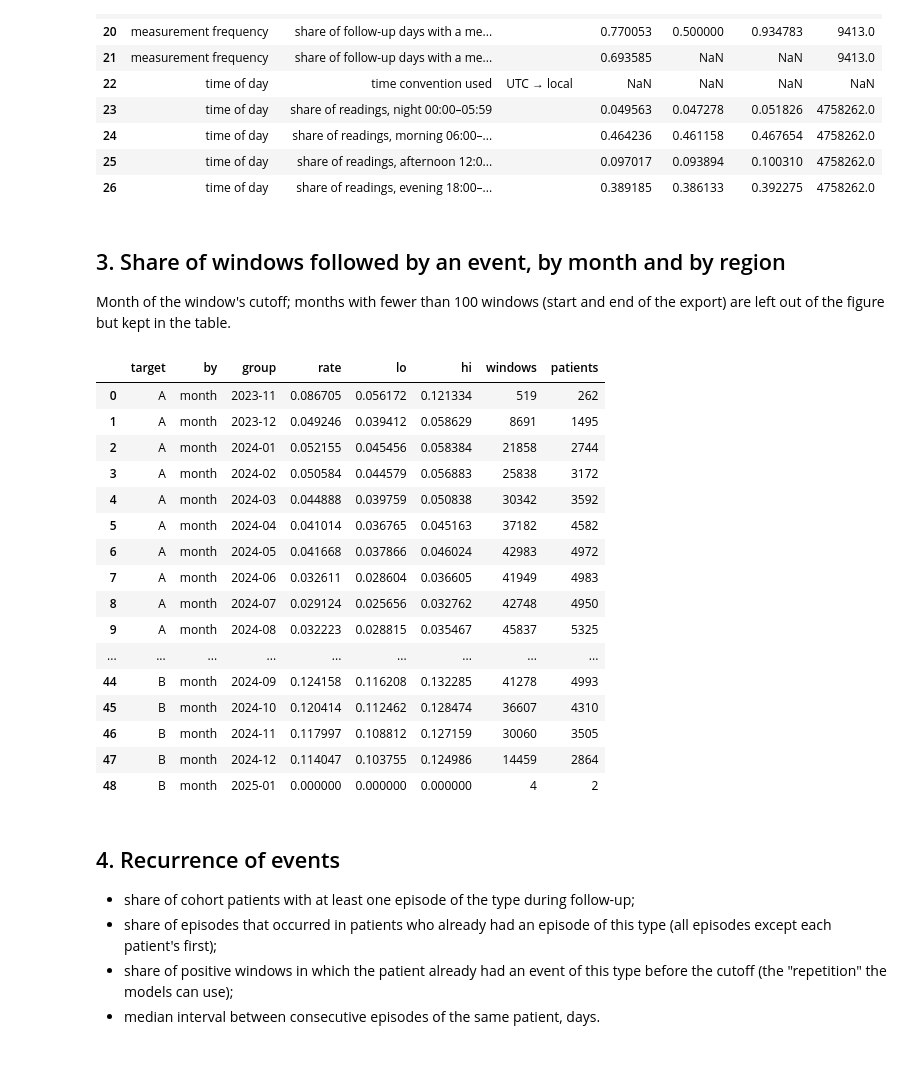
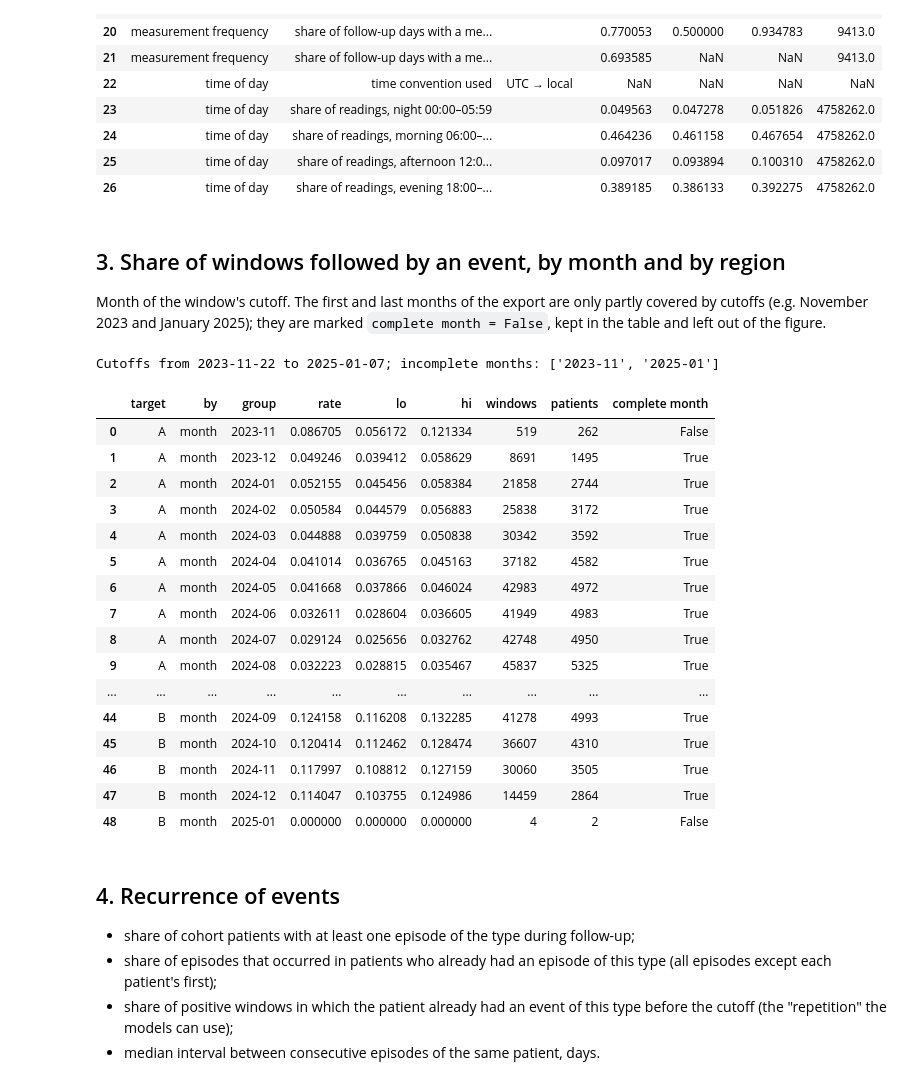
Before and after one commit to kseniakuzina/ClusterBP, a Jupyter notebook: clusterbp_v2_eda.ipynb, the cells around one changed output. Drawn from its saved outputs; the diff is of its cells as text; code cells hidden in the pictures.

```diff
--- a/clusterbp_v2_eda.ipynb
+++ b/clusterbp_v2_eda.ipynb
@@ -200,43 +200,59 @@ Share of readings at 00:00–04:59 under each reading of the measurement time: {
 # %% [markdown]
 ## 3. Share of windows followed by an event, by month and by region
 
-Month of the window's cutoff; months with fewer than 100 windows (start and end of the export) are left out of the
-figure but kept in the table.
+Month of the window's cutoff. The first and last months of the export are only partly covered by cutoffs
+(e.g. November 2023 and January 2025); they are marked `complete month = False`, kept in the table and left out
+of the figure.
 # %%
 regions = load_regions()
 win['month'] = pd.to_datetime(win['cut'] * 86400, unit='s').dt.to_period('M').astype(str)
 win['region'] = regions.reindex(win['pid'].values).fillna('not specified').values
+cut_days = pd.to_datetime(win['cut'] * 86400, unit='s').dt.normalize()
+first_cut, last_cut = cut_days.min(), cut_days.max()
+
+
+def complete_month(m):
+    p = pd.Period(m, 'M')
+    return bool(p.start_time.normalize() >= first_cut and p.end_time.normalize() <= last_cut)
+
+
+print(f'Cutoffs from {first_cut:%Y-%m-%d} to {last_cut:%Y-%m-%d}; incomplete months:',
+      [m for m in sorted(win['month'].unique()) if not complete_month(m)])
 by_rows = []
 for t in EDA_TARGETS:
     y = win[f'y_{t}'].values
     est, lo, hi = boot_ratio(y, np.ones(len(y)), win['pid'].values)
     add('event rate', f'share of windows followed by a type-{t} event', est, lo=lo, hi=hi, n=len(y))
     for by in ['month', 'region']:
         for lev, idx in win.groupby(by).indices.items():
             est, lo, hi = boot_ratio(y[idx], np.ones(len(idx)), win['pid'].values[idx])
+            full = complete_month(lev) if by == 'month' else True
             by_rows.append({'target': t, 'by': by, 'group': lev, 'rate': est, 'lo': lo, 'hi': hi,
-                            'windows': len(idx), 'patients': len(np.unique(win['pid'].values[idx]))})
-            add(f'event rate by {by}', f'share of windows followed by a type-{t} event', est, group=lev, lo=lo, hi=hi, n=len(idx))
+                            'windows': len(idx), 'patients': len(np.unique(win['pid'].values[idx])),
+                            'complete month': full if by == 'month' else np.nan})
+            add(f'event rate by {by}', f'share of windows followed by a type-{t} event'
+                + ('' if full else ' (incomplete month)'), est, group=lev, lo=lo, hi=hi, n=len(idx))
 by_df = pd.DataFrame(by_rows)
 by_df[by_df['by'] == 'month']
 # %% [output]
+Cutoffs from 2023-11-22 to 2025-01-07; incomplete months: ['2023-11', '2025-01']
-|  | target | by | group | rate | lo | hi | windows | patients |
-| 0 | A | month | 2023-11 | 0.086705 | 0.056172 | 0.121334 | 519 | 262 |
-| 1 | A | month | 2023-12 | 0.049246 | 0.039412 | 0.058629 | 8691 | 1495 |
-| 2 | A | month | 2024-01 | 0.052155 | 0.045456 | 0.058384 | 21858 | 2744 |
-| 3 | A | month | 2024-02 | 0.050584 | 0.044579 | 0.056883 | 25838 | 3172 |
-| 4 | A | month | 2024-03 | 0.044888 | 0.039759 | 0.050838 | 30342 | 3592 |
-| 5 | A | month | 2024-04 | 0.041014 | 0.036765 | 0.045163 | 37182 | 4582 |
-| 6 | A | month | 2024-05 | 0.041668 | 0.037866 | 0.046024 | 42983 | 4972 |
-| 7 | A | month | 2024-06 | 0.032611 | 0.028604 | 0.036605 | 41949 | 4983 |
-| 8 | A | month | 2024-07 | 0.029124 | 0.025656 | 0.032762 | 42748 | 4950 |
-| 9 | A | month | 2024-08 | 0.032223 | 0.028815 | 0.035467 | 45837 | 5325 |
-| ... | ... | ... | ... | ... | ... | ... | ... | ... |
-| 44 | B | month | 2024-09 | 0.124158 | 0.116208 | 0.132285 | 41278 | 4993 |
-| 45 | B | month | 2024-10 | 0.120414 | 0.112462 | 0.128474 | 36607 | 4310 |
-| 46 | B | month | 2024-11 | 0.117997 | 0.108812 | 0.127159 | 30060 | 3505 |
-| 47 | B | month | 2024-12 | 0.114047 | 0.103755 | 0.124986 | 14459 | 2864 |
-| 48 | B | month | 2025-01 | 0.000000 | 0.000000 | 0.000000 | 4 | 2 |
+|  | target | by | group | rate | lo | hi | windows | patients | complete month |
+| 0 | A | month | 2023-11 | 0.086705 | 0.056172 | 0.121334 | 519 | 262 | False |
+| 1 | A | month | 2023-12 | 0.049246 | 0.039412 | 0.058629 | 8691 | 1495 | True |
+| 2 | A | month | 2024-01 | 0.052155 | 0.045456 | 0.058384 | 21858 | 2744 | True |
+| 3 | A | month | 2024-02 | 0.050584 | 0.044579 | 0.056883 | 25838 | 3172 | True |
+| 4 | A | month | 2024-03 | 0.044888 | 0.039759 | 0.050838 | 30342 | 3592 | True |
+| 5 | A | month | 2024-04 | 0.041014 | 0.036765 | 0.045163 | 37182 | 4582 | True |
+| 6 | A | month | 2024-05 | 0.041668 | 0.037866 | 0.046024 | 42983 | 4972 | True |
+| 7 | A | month | 2024-06 | 0.032611 | 0.028604 | 0.036605 | 41949 | 4983 | True |
+| 8 | A | month | 2024-07 | 0.029124 | 0.025656 | 0.032762 | 42748 | 4950 | True |
+| 9 | A | month | 2024-08 | 0.032223 | 0.028815 | 0.035467 | 45837 | 5325 | True |
+| ... | ... | ... | ... | ... | ... | ... | ... | ... | ... |
+| 44 | B | month | 2024-09 | 0.124158 | 0.116208 | 0.132285 | 41278 | 4993 | True |
+| 45 | B | month | 2024-10 | 0.120414 | 0.112462 | 0.128474 | 36607 | 4310 | True |
+| 46 | B | month | 2024-11 | 0.117997 | 0.108812 | 0.127159 | 30060 | 3505 | True |
+| 47 | B | month | 2024-12 | 0.114047 | 0.103755 | 0.124986 | 14459 | 2864 | True |
+| 48 | B | month | 2025-01 | 0.000000 | 0.000000 | 0.000000 | 4 | 2 | False |
 # %% [markdown]
 ## 4. Recurrence of events
 
```
Also changed, not shown: parts of 2 cells of this notebook, 3 other files.
